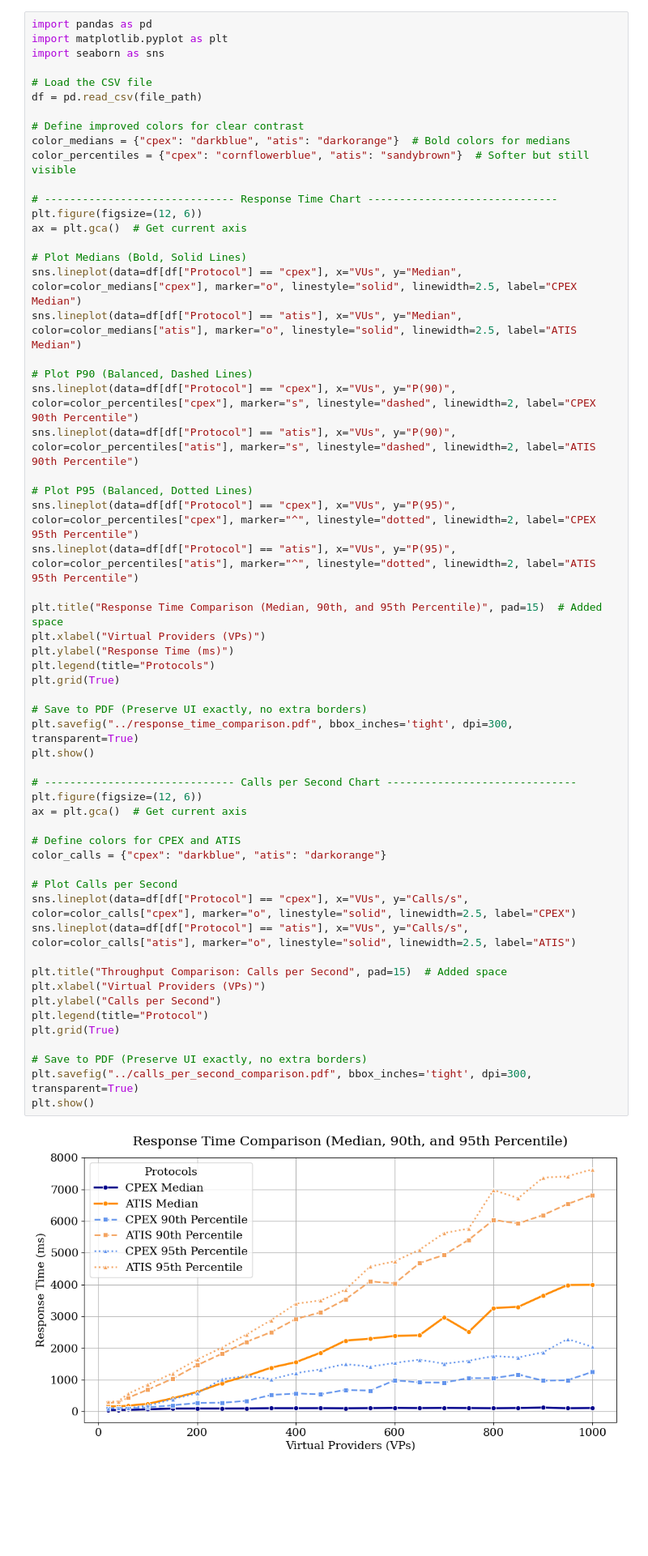
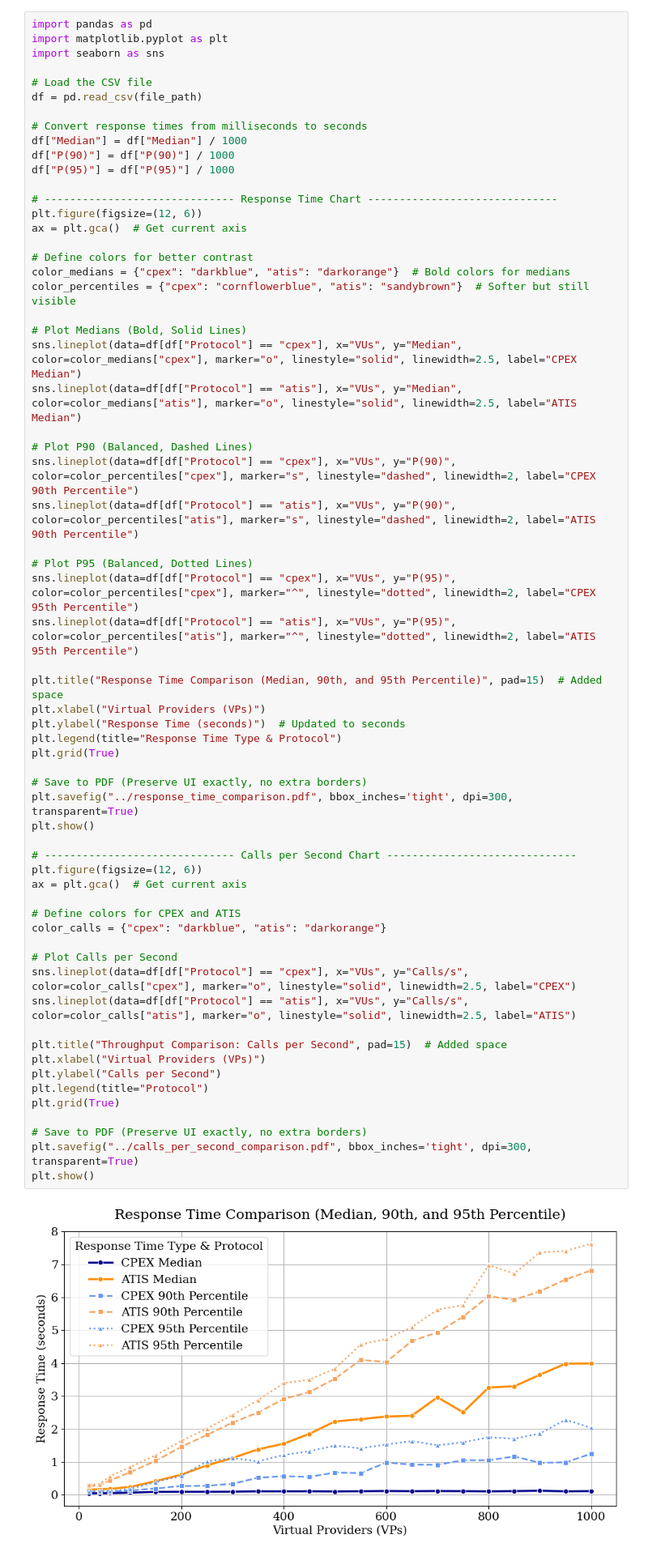
Before and after one commit to lokingdav/jodi, a Jupyter notebook: cpex/prototype/experiments/results/scripts/exp3.ipynb, the cells around one changed output. Shown at 81% size. Cells and saved outputs as stored; diff of their text form; blank space fills up the shorter version.

Commit message:
Changed response time ms to s

```diff
--- a/cpex/prototype/experiments/results/scripts/exp3.ipynb
+++ b/cpex/prototype/experiments/results/scripts/exp3.ipynb
@@ -9,13 +9,18 @@ import seaborn as sns
 # Load the CSV file
 df = pd.read_csv(file_path)
 
-# Define improved colors for clear contrast
-color_medians = {"cpex": "darkblue", "atis": "darkorange"}  # Bold colors for medians
-color_percentiles = {"cpex": "cornflowerblue", "atis": "sandybrown"}  # Softer but still visible
+# Convert response times from milliseconds to seconds
+df["Median"] = df["Median"] / 1000
+df["P(90)"] = df["P(90)"] / 1000
+df["P(95)"] = df["P(95)"] / 1000
 
 # ------------------------------ Response Time Chart ------------------------------
 plt.figure(figsize=(12, 6))
 ax = plt.gca()  # Get current axis
+
+# Define colors for better contrast
+color_medians = {"cpex": "darkblue", "atis": "darkorange"}  # Bold colors for medians
+color_percentiles = {"cpex": "cornflowerblue", "atis": "sandybrown"}  # Softer but still visible
 
 # Plot Medians (Bold, Solid Lines)
 sns.lineplot(data=df[df["Protocol"] == "cpex"], x="VUs", y="Median", color=color_medians["cpex"], marker="o", linestyle="solid", linewidth=2.5, label="CPEX Median")
@@ -31,34 +36,34 @@ sns.lineplot(data=df[df["Protocol"] == "atis"], x="VUs", y="P(95)", color=color_
 
 plt.title("Response Time Comparison (Median, 90th, and 95th Percentile)", pad=15)  # Added space
 plt.xlabel("Virtual Providers (VPs)")
-plt.ylabel("Response Time (ms)")
-plt.legend(title="Protocols")
+plt.ylabel("Response Time (seconds)")  # Updated to seconds
+plt.legend(title="Response Time Type & Protocol")
 plt.grid(True)
 
 # Save to PDF (Preserve UI exactly, no extra borders)
 plt.savefig("../response_time_comparison.pdf", bbox_inches='tight', dpi=300, transparent=True)
 plt.show()
 
 # ------------------------------ Calls per Second Chart ------------------------------
 plt.figure(figsize=(12, 6))
 ax = plt.gca()  # Get current axis
 
 # Define colors for CPEX and ATIS
 color_calls = {"cpex": "darkblue", "atis": "darkorange"}
 
 # Plot Calls per Second
 sns.lineplot(data=df[df["Protocol"] == "cpex"], x="VUs", y="Calls/s", color=color_calls["cpex"], marker="o", linestyle="solid", linewidth=2.5, label="CPEX")
 sns.lineplot(data=df[df["Protocol"] == "atis"], x="VUs", y="Calls/s", color=color_calls["atis"], marker="o", linestyle="solid", linewidth=2.5, label="ATIS")
 
 plt.title("Throughput Comparison: Calls per Second", pad=15)  # Added space
 plt.xlabel("Virtual Providers (VPs)")
 plt.ylabel("Calls per Second")
 plt.legend(title="Protocol")
 plt.grid(True)
 
 # Save to PDF (Preserve UI exactly, no extra borders)
 plt.savefig("../calls_per_second_comparison.pdf", bbox_inches='tight', dpi=300, transparent=True)
 plt.show()
 # %% [output]
-[figure, old version]
+[figure, new version]
 [figure]
```
Also changed, not shown: 2 other files.
